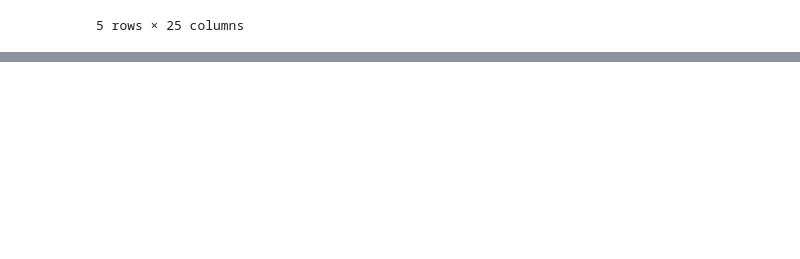
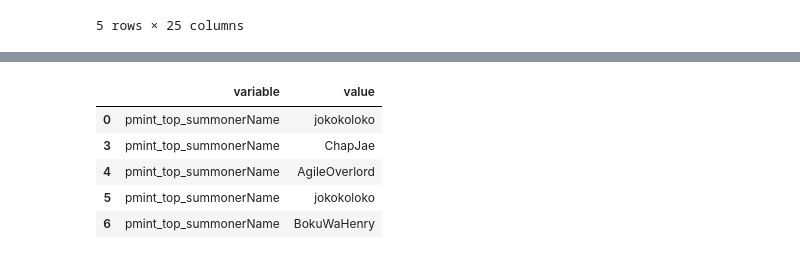
Before and after one commit to itozapata/league-notebooks, a Jupyter notebook: first_test.ipynb, the cells around one changed output, grey strips where cells are left out. Cells and saved outputs as stored; diff of their text form; code cells hidden in the pictures; blank space fills up the shorter version.

```diff
--- a/first_test.ipynb
+++ b/first_test.ipynb
@@ -61,0 +74,11 @@ iplot(counts.iplot(asFigure=True, kind='bar', barmode='stack', filename='cufflin
+# %%
+lane_summoners = pd.melt(df, value_vars=['pmint_top_summonerName', 'pmint_mid_summonerName', 'pmint_jungle_summonerName','pmint_adc_summonerName', 'pmint_support_summonerName'])
+lane_summoners = lane_summoners[lane_summoners['value'].isin(pmint_summoners)]
+lane_summoners.head()
+# %% [output]
+|  | variable | value |
+| 0 | pmint_top_summonerName | jokokoloko |
+| 3 | pmint_top_summonerName | ChapJae |
+| 4 | pmint_top_summonerName | AgileOverlord |
+| 5 | pmint_top_summonerName | jokokoloko |
+| 6 | pmint_top_summonerName | BokuWaHenry |
```
Also changed, not shown: parts of 9 cells of this notebook, 1 other file.
